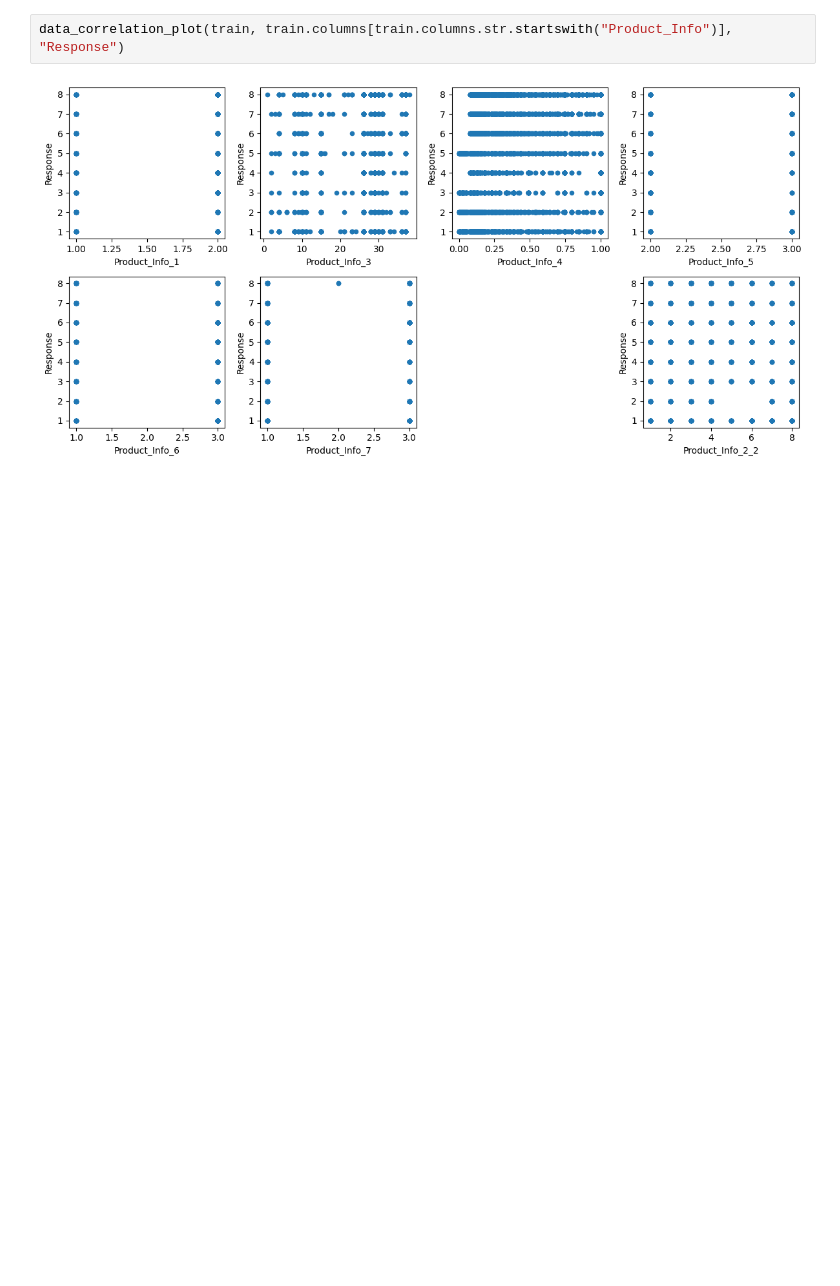
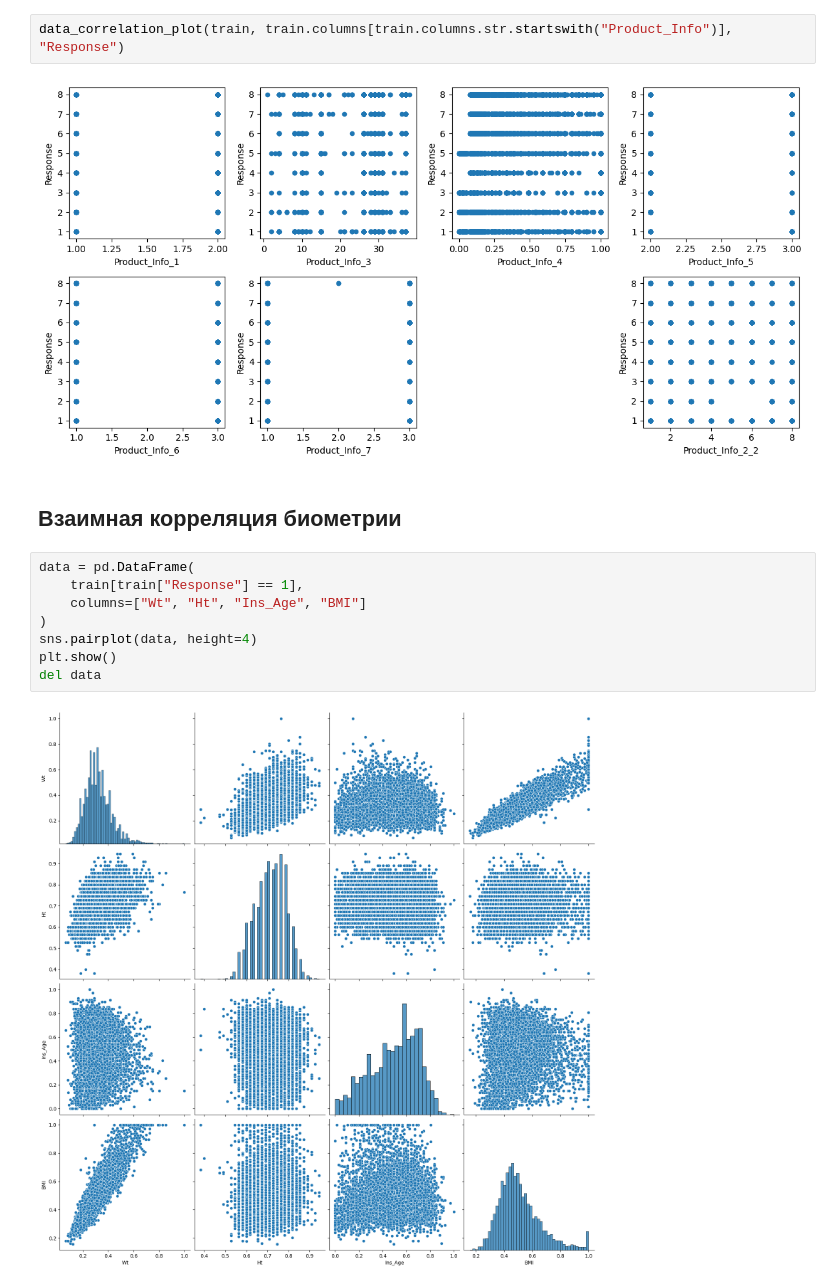
Before and after one commit to iteegi/data-science-algo, a Jupyter notebook: data-science-algo/tasks/14_insurance_scoring.ipynb, the cells around one changed output. Drawn from its saved outputs; the diff is of its cells as text; blank space fills up the shorter version.

Commit message:
show cross-correlation of biometrics

```diff
--- a/data-science-algo/tasks/14_insurance_scoring.ipynb
+++ b/data-science-algo/tasks/14_insurance_scoring.ipynb
@@ -104,3 +104,15 @@ train.drop(labels=["Product_Info_2"], axis=1, inplace=True)
 data_correlation_plot(train, train.columns[train.columns.str.startswith("Product_Info")], "Response")
 # %% [output]
 [figure]
+# %% [markdown]
+## Взаимная корреляция биометрии
+# %%
+data = pd.DataFrame(
+    train[train["Response"] == 1],
+    columns=["Wt", "Ht", "Ins_Age", "BMI"]
+)
+sns.pairplot(data, height=4)
+plt.show()
+del data
+# %% [output]
+[figure, added]
```
